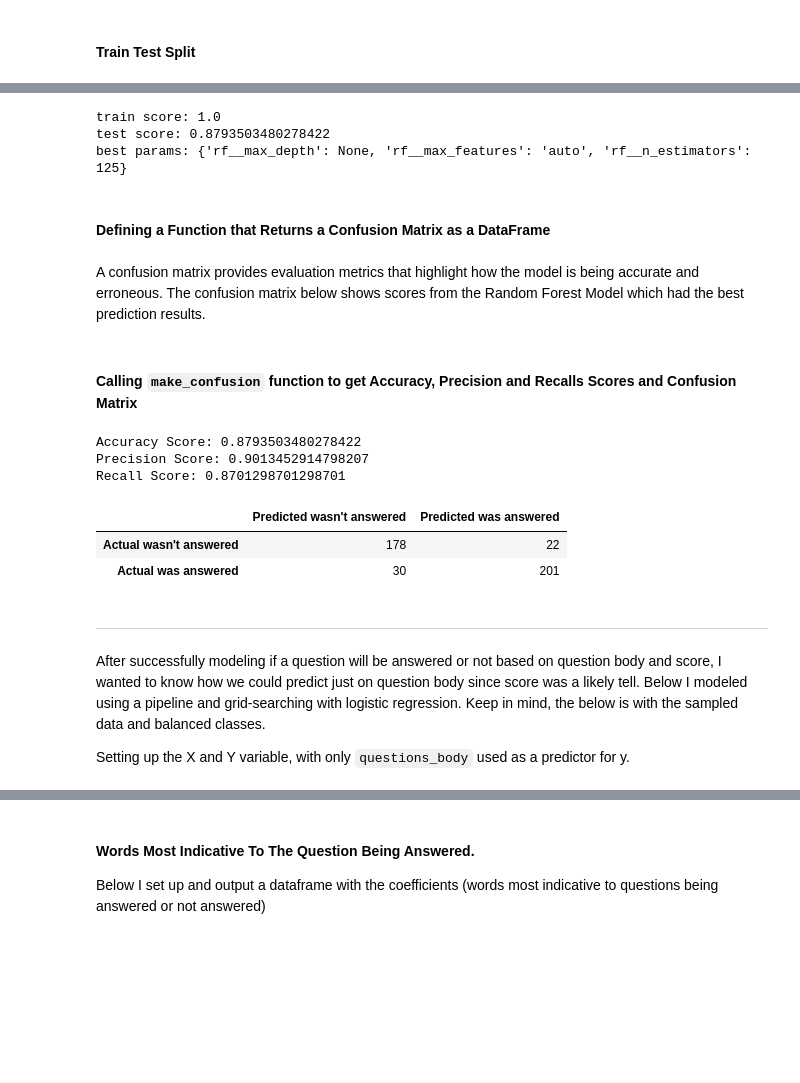
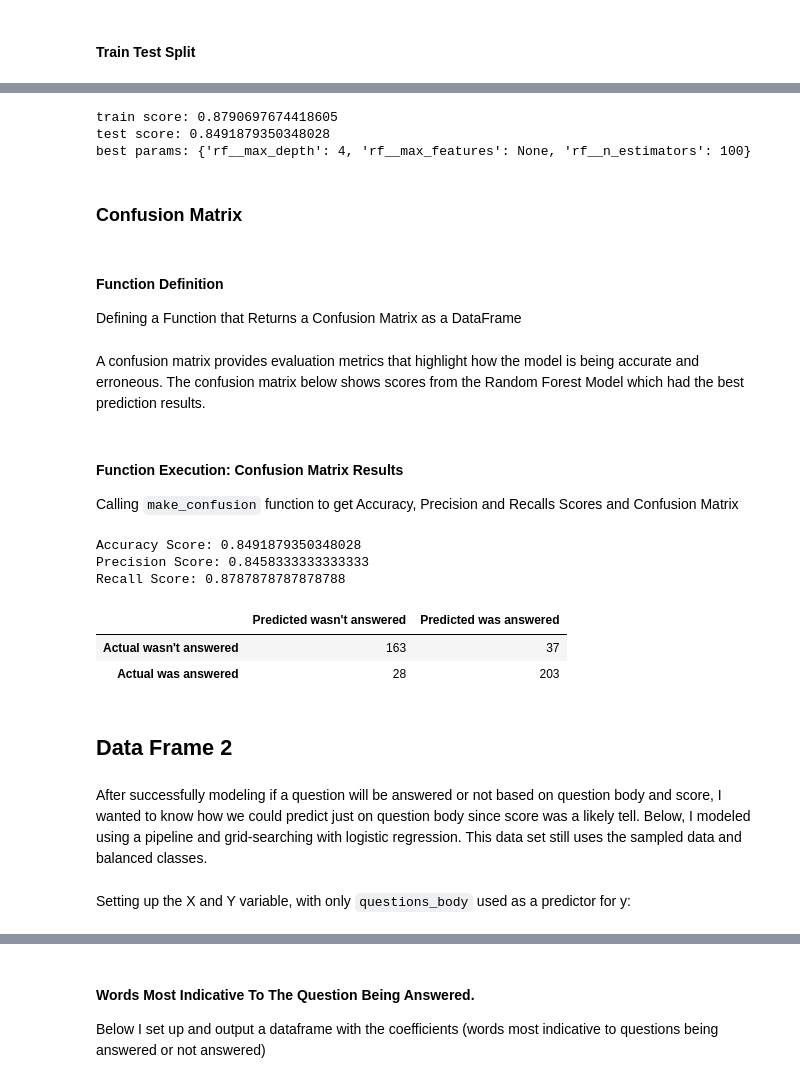
Before and after one commit to reneemarama/career_village, a Jupyter notebook: 4b_Sampled_Modeling.ipynb, the cells around one changed output, grey strips where cells are left out. Saved outputs shown, nothing was run; the diff lists cells and outputs as text; code cells hidden in the pictures; blank space fills up the shorter version.

Commit message:
Modeling notebooks polished!

```diff
--- a/4b_Sampled_Modeling.ipynb
+++ b/4b_Sampled_Modeling.ipynb
@@ -94,5 +105,5 @@ Creating portioned dataframes that have even classes of the dataframe where ques
 # %%
-df_was = df[df['was_answered']==1].head(900)
+df_was = df[df['was_answered']==1].sample(n=900)
 df_wasnt = df[df['was_answered']==0]
 # %% [markdown]
 Concatenating the portioned dataframes above back into one dataframe to be used in modeling.
@@ -134,14 +147,14 @@ pipe_logreg = Pipeline([
     ('logreg', LogisticRegression(solver='liblinear'))
 ])
 
-params = {
+params_logreg = {
            'logreg__penalty' : ['l1', 'l2']
 }
 
-gs = GridSearchCV(pipe_logreg, params, cv=5)
+gs_logreg = GridSearchCV(pipe_logreg, params_logreg, cv=5)
 
-gs.fit(X_train, y_train)
-print("train score", gs.score(X_train, y_train))
-print("test score", gs.score(X_test, y_test))
-print("best params:", gs.best_params_)
+gs_logreg.fit(X_train, y_train)
+print("train score", gs_logreg.score(X_train, y_train))
+print("test score", gs_logreg.score(X_test, y_test))
+print("best params:", gs_logreg.best_params_)
 # %% [output]
@@ -166,16 +179,16 @@ pipe_knn = Pipeline([
 
 ])
 
-params = {
+params_knn = {
     'knn__n_neighbors' : [3, 5, 10, 15, 20],
 #     'knn__metric': ['euclidean', 'manhattan']  #Takes a while to run
 
 }
 
-gs = GridSearchCV(pipe_knn, params, cv=5)
+gs_knn = GridSearchCV(pipe_knn, params_knn, cv=5)
 
-gs.fit(X_train, y_train)
-print("train score:", gs.score(X_train, y_train))
-print("test score", gs.score(X_test, y_test))
-print("best params:", gs.best_params_)
+gs_knn.fit(X_train, y_train)
+print("train score:", gs_knn.score(X_train, y_train))
+print("test score", gs_knn.score(X_test, y_test))
+print("best params:", gs_knn.best_params_)
 # %% [output]
@@ -187,5 +200,5 @@ best params: {'knn__n_neighbors': 3}
 # %%
-pipe_knn = Pipeline([
+pipe_rf = Pipeline([
     ('features', FeatureUnion([
             ('numeric_features', Pipeline([
                 ('selector', get_numeric_data),
@@ -200,25 +213,28 @@ pipe_knn = Pipeline([
 
 ])
 
-params = {
+params_rf = {
     'rf__n_estimators': [100,125],
     'rf__max_depth': [None, 4, 5, 6],
     'rf__max_features': [None,"auto"]}
 
 
+gs_rf = GridSearchCV(pipe_rf, params_rf, cv=5)
 
-gs = GridSearchCV(pipe_knn, params, cv=5)
-
-gs.fit(X_train, y_train)
-print("train score:", gs.score(X_train, y_train))
-print("test score:", gs.score(X_test, y_test))
-print("best params:", gs.best_params_)
+gs_rf.fit(X_train, y_train)
+print("train score:", gs_rf.score(X_train, y_train))
+print("test score:", gs_rf.score(X_test, y_test))
+print("best params:", gs_rf.best_params_)
 # %% [output]
-train score: 1.0
-test score: 0.8793503480278422
-best params: {'rf__max_depth': None, 'rf__max_features': 'auto', 'rf__n_estimators': 125}
+train score: 0.8790697674418605
+test score: 0.8491879350348028
+best params: {'rf__max_depth': 4, 'rf__max_features': None, 'rf__n_estimators': 100}
+# %% [markdown]
+### Confusion Matrix
 # %% [markdown]
-#### Defining a Function that Returns a Confusion Matrix as a DataFrame
+#### Function Definition
+
+Defining a Function that Returns a Confusion Matrix as a DataFrame
 # %% [markdown]
 A confusion matrix provides evaluation metrics that highlight how the model is being accurate and erroneous. The confusion matrix below shows scores from the Random Forest Model which had the best prediction results.
 # %%
@@ -231,25 +247,27 @@ def make_confusion(y_test, preds, classes):
     return pd.DataFrame(conmat, columns=['Predicted ' +class_ for class_ in classes], \
                 index=['Actual '+ class_ for class_ in classes])
 # %% [markdown]
-#### Calling `make_confusion` function to get Accuracy, Precision and Recalls Scores and Confusion Matrix
+#### Function Execution: Confusion Matrix Results
+
+Calling `make_confusion` function to get Accuracy, Precision and Recalls Scores and Confusion Matrix
 # %%
 # build a function to print out a nice confusion matrix
-preds = gs.best_estimator_.predict(X_test)
+preds = gs_rf.best_estimator_.predict(X_test)
 
 make_confusion(y_test, preds, ["wasn't answered", "was answered"])
 # %% [output]
-Accuracy Score: 0.8793503480278422
-Precision Score: 0.9013452914798207
-Recall Score: 0.8701298701298701
+Accuracy Score: 0.8491879350348028
+Precision Score: 0.8458333333333333
+Recall Score: 0.8787878787878788
 |  | Predicted wasn't answered | Predicted was answered |
-| Actual wasn't answered | 178 | 22 |
-| Actual was answered | 30 | 201 |
+| Actual wasn't answered | 163 | 37 |
+| Actual was answered | 28 | 203 |
-# %% [markdown]
----
+# %% [markdown]
+## Data Frame 2
 # %% [markdown]
-After successfully modeling if a question will be answered or not based on question body and score, I wanted to know how we could predict just on question body since score was a likely tell. Below I modeled using a pipeline and grid-searching with logistic regression. Keep in mind, the below is with the sampled data and balanced classes.
-
-Setting up the X and Y variable, with only `questions_body` used as a predictor for y.
+After successfully modeling if a question will be answered or not based on question body and score, I wanted to know how we could predict just on question body since score was a likely tell. Below, I modeled using a pipeline and grid-searching with logistic regression. This data set still uses the sampled data and balanced classes.
+# %% [markdown]
+Setting up the X and Y variable, with only `questions_body` used as a predictor for y:
 # %%
 y = sample_df['was_answered']
 X = sample_df['questions_body']
```
Also changed, not shown: parts of 29 cells of this notebook, 1 other file.
